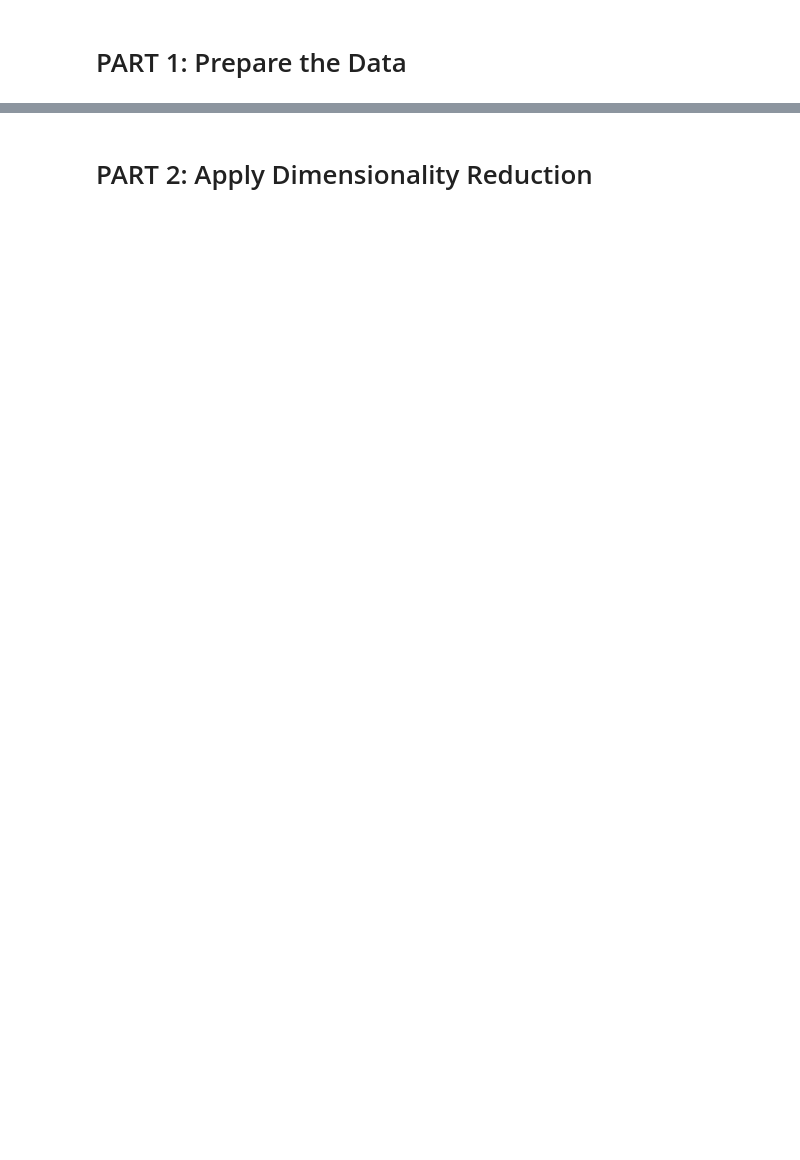
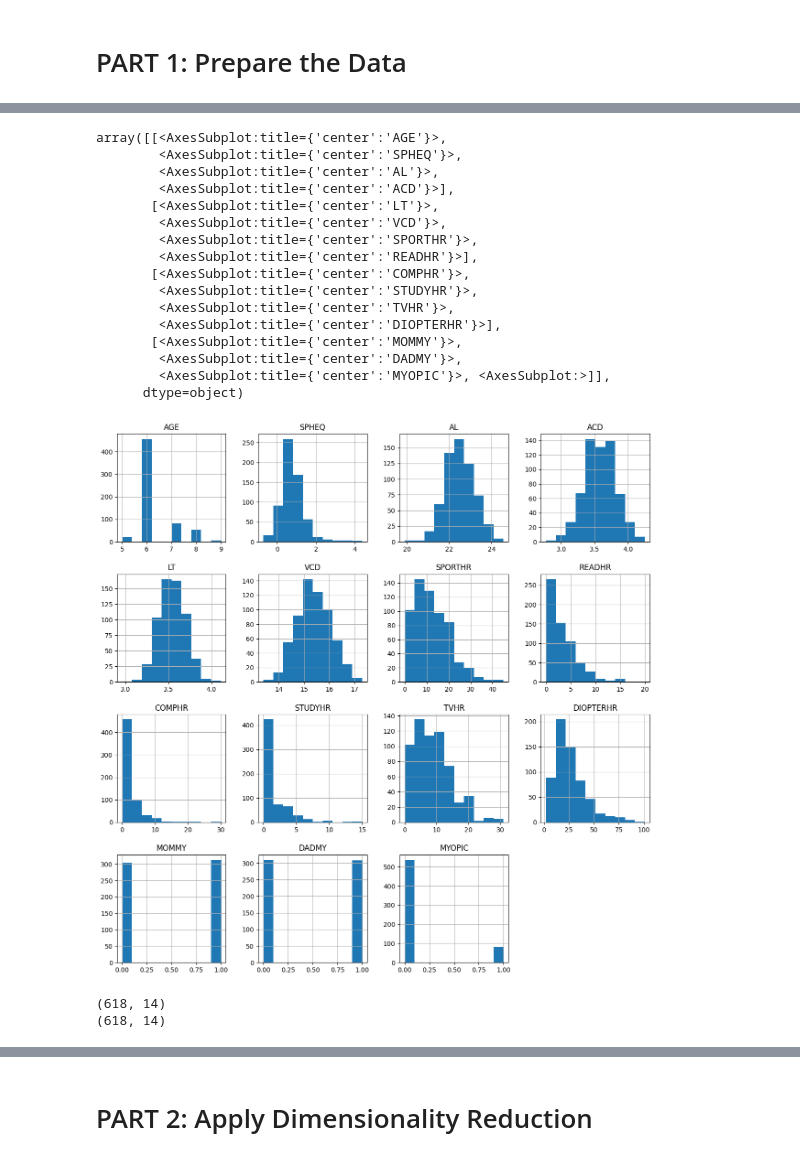
Before and after one commit to billthedataguy/myopia, a Jupyter notebook: Myopia.ipynb, the cells around one changed output, grey strips where cells are left out. Drawn from its saved outputs; the diff is of its cells as text; code cells hidden in the pictures; blank space fills up the shorter version.

```diff
--- a/Myopia.ipynb
+++ b/Myopia.ipynb
@@ -19,9 +84,36 @@ df.duplicated().sum()
+# %%
+df.hist(figsize = (15, 15))
+# %% [output]
+array([[<AxesSubplot:title={'center':'AGE'}>,
+        <AxesSubplot:title={'center':'SPHEQ'}>,
+        <AxesSubplot:title={'center':'AL'}>,
+        <AxesSubplot:title={'center':'ACD'}>],
+       [<AxesSubplot:title={'center':'LT'}>,
+        <AxesSubplot:title={'center':'VCD'}>,
+        <AxesSubplot:title={'center':'SPORTHR'}>,
+        <AxesSubplot:title={'center':'READHR'}>],
+       [<AxesSubplot:title={'center':'COMPHR'}>,
+        <AxesSubplot:title={'center':'STUDYHR'}>,
+        <AxesSubplot:title={'center':'TVHR'}>,
+        <AxesSubplot:title={'center':'DIOPTERHR'}>],
+       [<AxesSubplot:title={'center':'MOMMY'}>,
+        <AxesSubplot:title={'center':'DADMY'}>,
+        <AxesSubplot:title={'center':'MYOPIC'}>, <AxesSubplot:>]],
+      dtype=object)
+[figure, added]
 # %%
 labels = df["MYOPIC"]
 df_drop = df.drop(columns=["MYOPIC"])
 # %%
 from sklearn.preprocessing import StandardScaler
+from sklearn.preprocessing import normalize
 
 scaler = StandardScaler()
 scaled_data = scaler.fit_transform(df_drop)
-scaled_data.shape
+print(scaled_data.shape)
+
+normalized_data = normalize(df_drop)
+print(normalized_data.shape)
+# %% [output]
+(618, 14)
+(618, 14)
```
Also changed, not shown: parts of 37 cells of this notebook, 2 other files.
